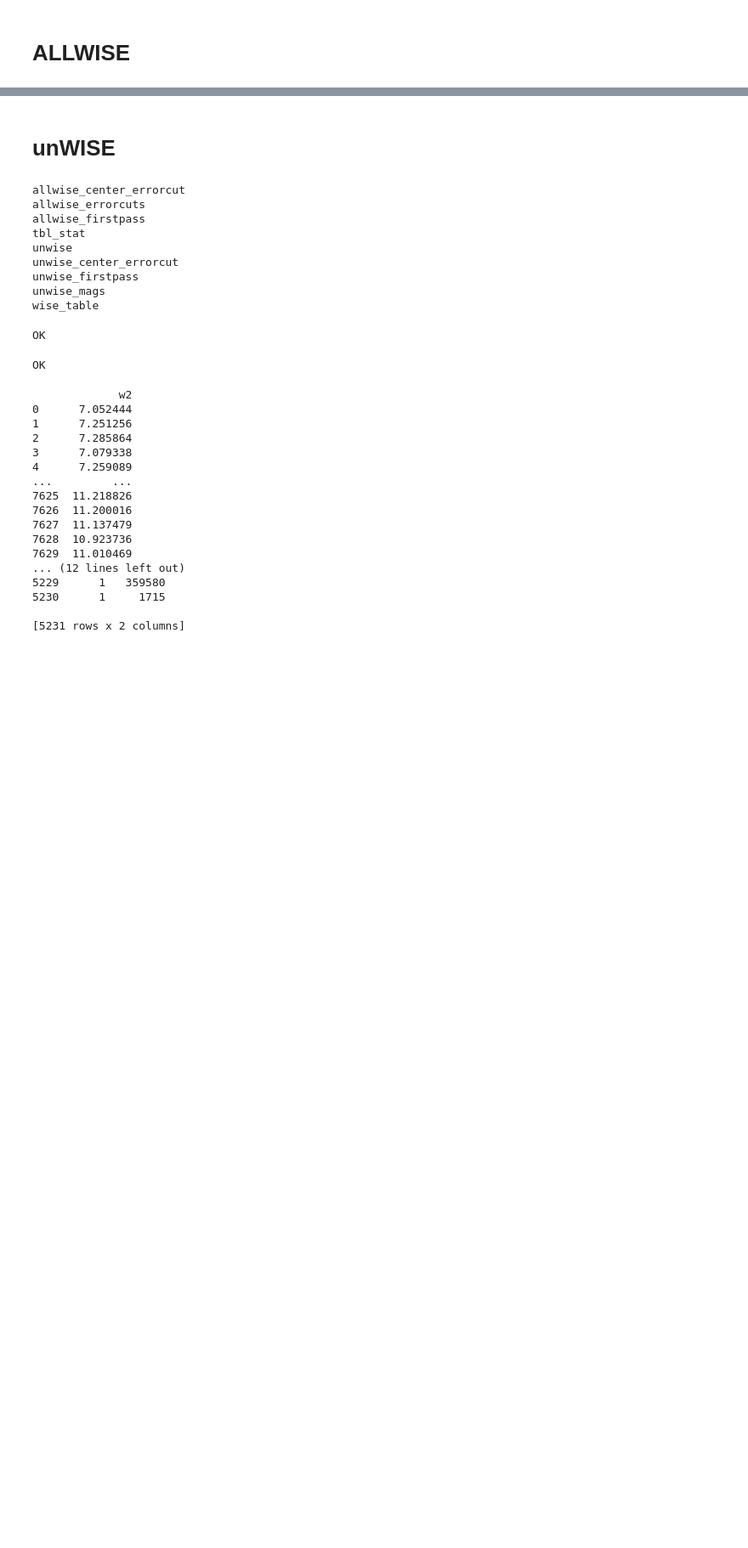
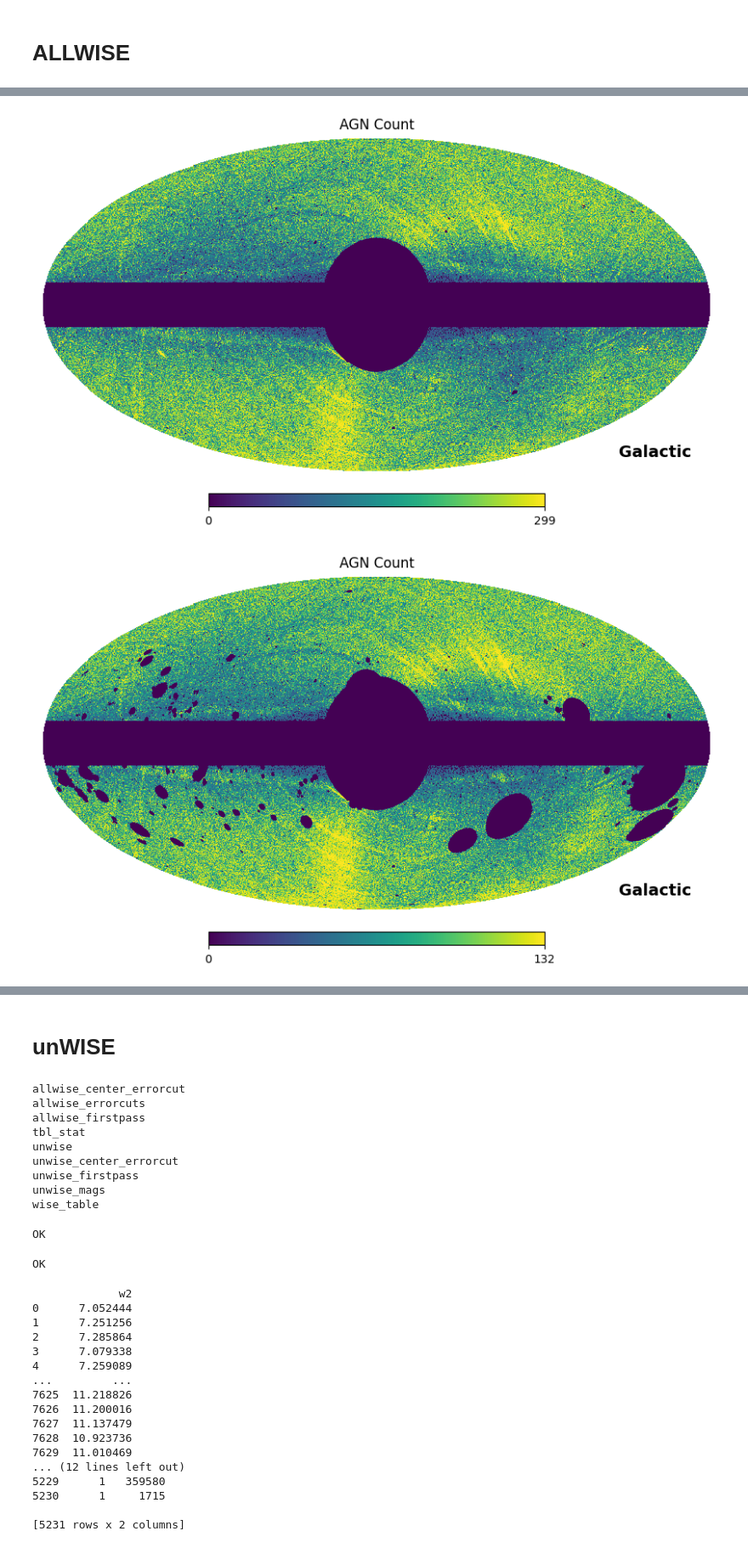
Before and after one commit to KeenanFiedler/wise-agn, a Jupyter notebook: TestingWISE.ipynb, the cells around one changed output, grey strips where cells are left out. Shown at 85% size. Cells and saved outputs as stored; diff of their text form; code cells hidden in the pictures; blank space fills up the shorter version.

```diff
--- a/TestingWISE.ipynb
+++ b/TestingWISE.ipynb
@@ -82,6 +133,9 @@ empty_wise_counts = np.zeros(hp.nside2npix(256))
 for i in range(len(vals)):
     empty_wise_counts[keys[i]] = vals[i]
 # %%
-hp.mollview(empty_counts, title="AGN Count", norm='hist')
-hp.mollview(empty_wise_counts, title="AGN Count", norm='hist')
+hp.mollview(empty_counts, title="AGN Count", norm='hist',coord='CG')
+hp.mollview(empty_wise_counts, title="AGN Count", norm='hist',coord='CG')
+# %% [output]
+[figure, added]
+[figure, added]
 # %%
```
Also changed, not shown: parts of 15 cells of this notebook.
